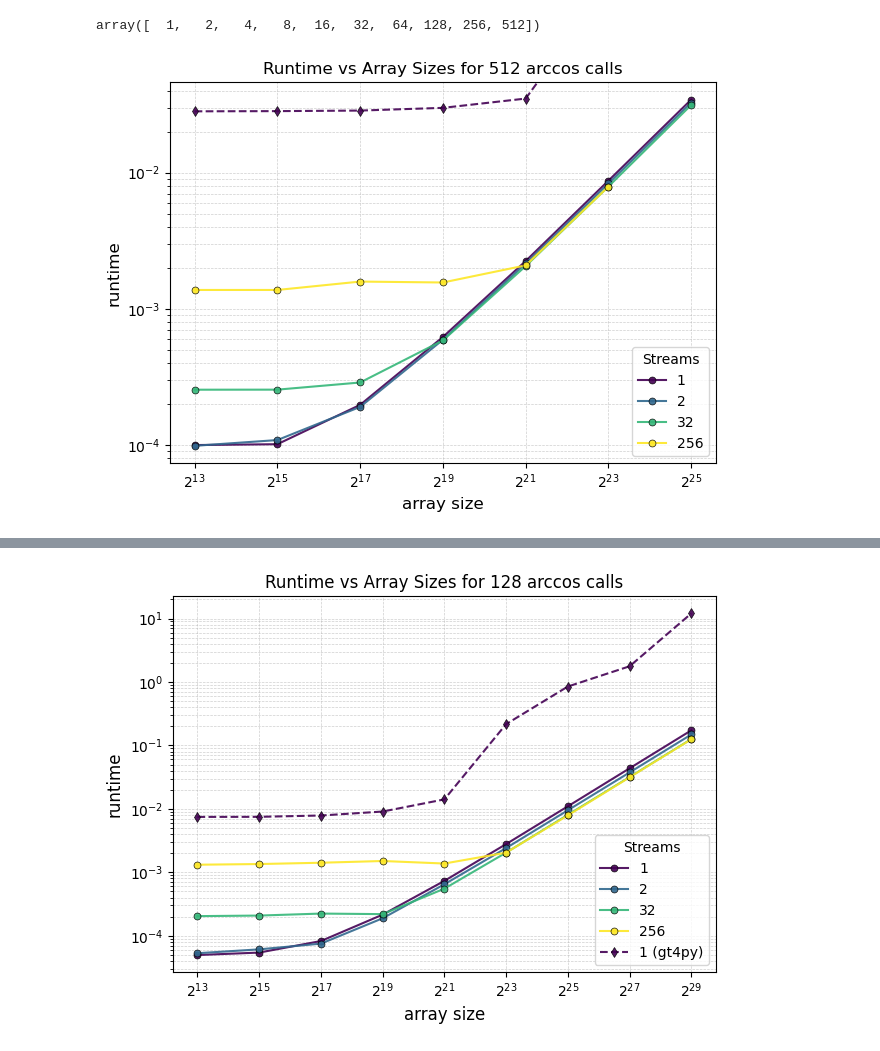
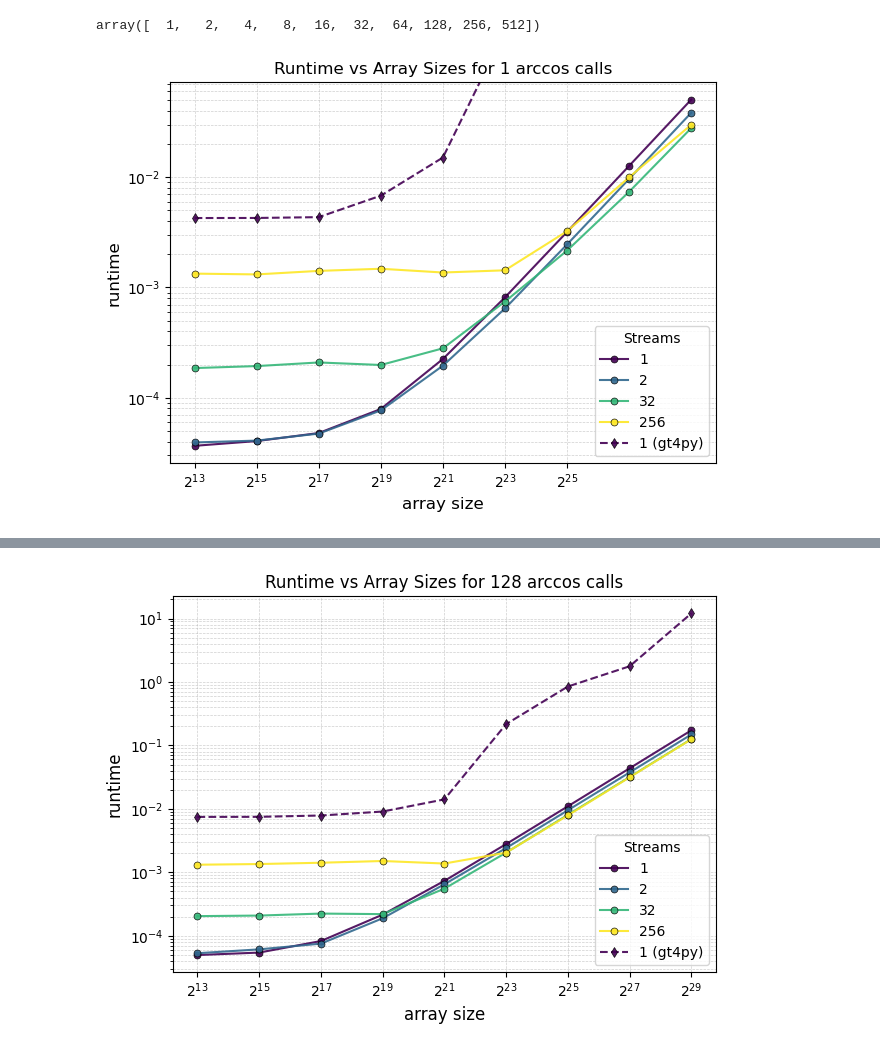
Before and after one commit to grafrap/HPC4WC-overlapping, a Jupyter notebook: measurements/measurement plots.ipynb, the cells around one changed output, grey strips where cells are left out. Cells and saved outputs as stored; diff of their text form; code cells hidden in the pictures.

Commit message:
add gt4py label to legend

```diff
--- a/measurements/measurement plots.ipynb
+++ b/measurements/measurement plots.ipynb
@@ -290,7 +290,7 @@ array([  1,   2,   4,   8,  16,  32,  64, 128, 256, 512])
 # %%
 df_gt4py_gpu
 # %%
-ncalls = 512
+ncalls = 1
 df2_n = df2[df2["Calls"] == ncalls].drop(["Calls"], axis=1)
 df_gtn = df_gt4py_gpu[df_gt4py_gpu["Calls"] == ncalls].drop(["Calls"], axis=1)
 
@@ -310,32 +310,32 @@ for idx, i in enumerate(streams):
 
 plt.xscale('log', base = 2)
 tick_exponents = range(13, 26, 2)
 tick_values = [2**e for e in tick_exponents]
 tick_labels = [f'$2^{{{e}}}$' for e in tick_exponents]
 plt.xticks(tick_values, tick_labels)
 plt.yscale('log')
 plt.xlabel('array size', fontsize = 12)
 plt.ylabel('runtime', fontsize = 12)
 plt.grid(True, which='both', linestyle='--', linewidth=0.5, alpha=0.6)
-plt.legend(title="Streams", loc='lower right', fontsize='medium', title_fontsize='medium')
 
 xlim = plt.xlim()
 ylim = plt.ylim()
 sub_df = df_gtn[(df_gtn["Size"] <= 2**25) & (df_gtn["Size"] >= 2**13)]
 plt.plot(sub_df['Size'], sub_df['Time'], 'd--',                # Dots
                  markersize=5,              # Similar to s=10 in scatter
                  alpha=0.9,                 # Transparency
                  markeredgecolor='black',  # Edge color
                  markeredgewidth=0.5,      # Edge thickness
                  label=f'{1} (gt4py)',
                  color = colors[0])
 plt.xlim(xlim)
 plt.ylim(ylim)
 
+plt.legend(title="Streams", loc='lower right', fontsize='medium', title_fontsize='medium')
 plt.title(f"Runtime vs Array Sizes for {ncalls} arccos calls")
 plt.tight_layout()
 
 plt.savefig('arccos_runstime_size_streams_incl_gt4py.pdf', bbox_inches='tight')
 plt.show()
 # %% [output]
-[figure, old version]
+[figure, new version]
```
Also changed, not shown: parts of 1 cell of this notebook, 2 other files.
